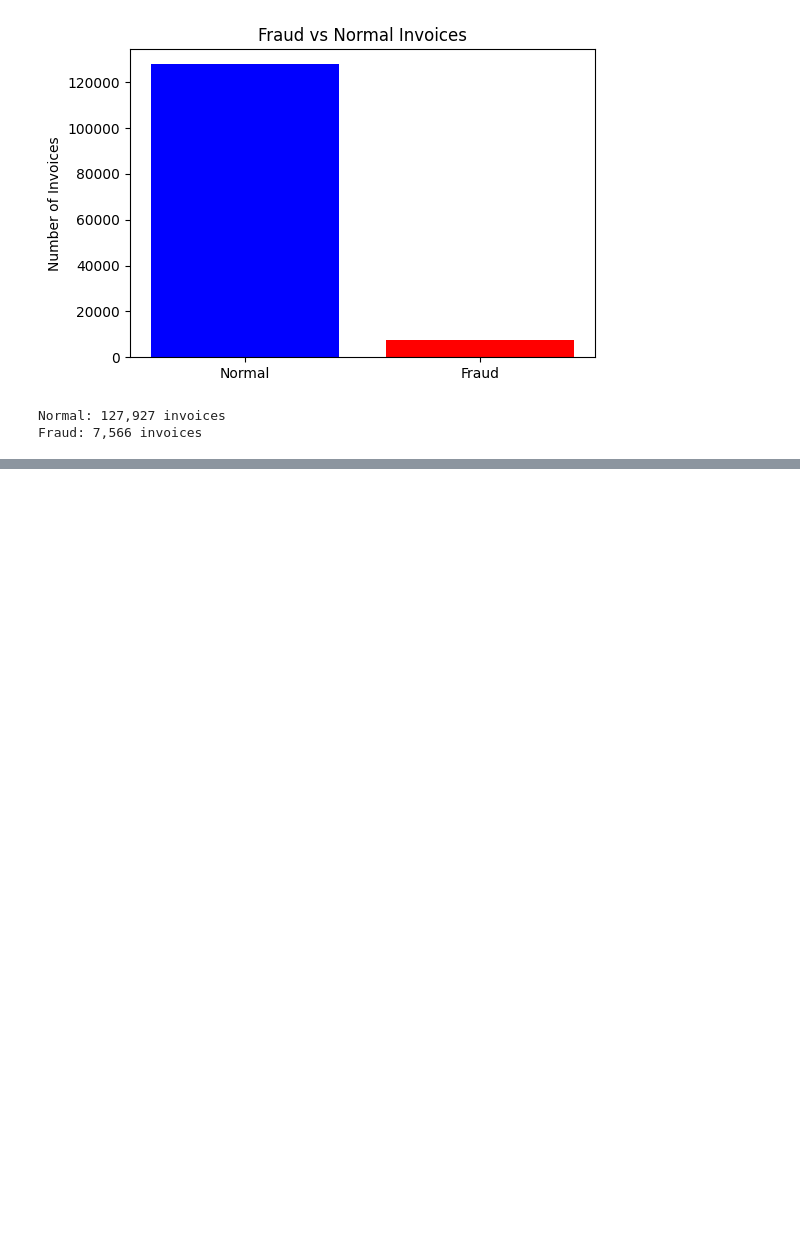
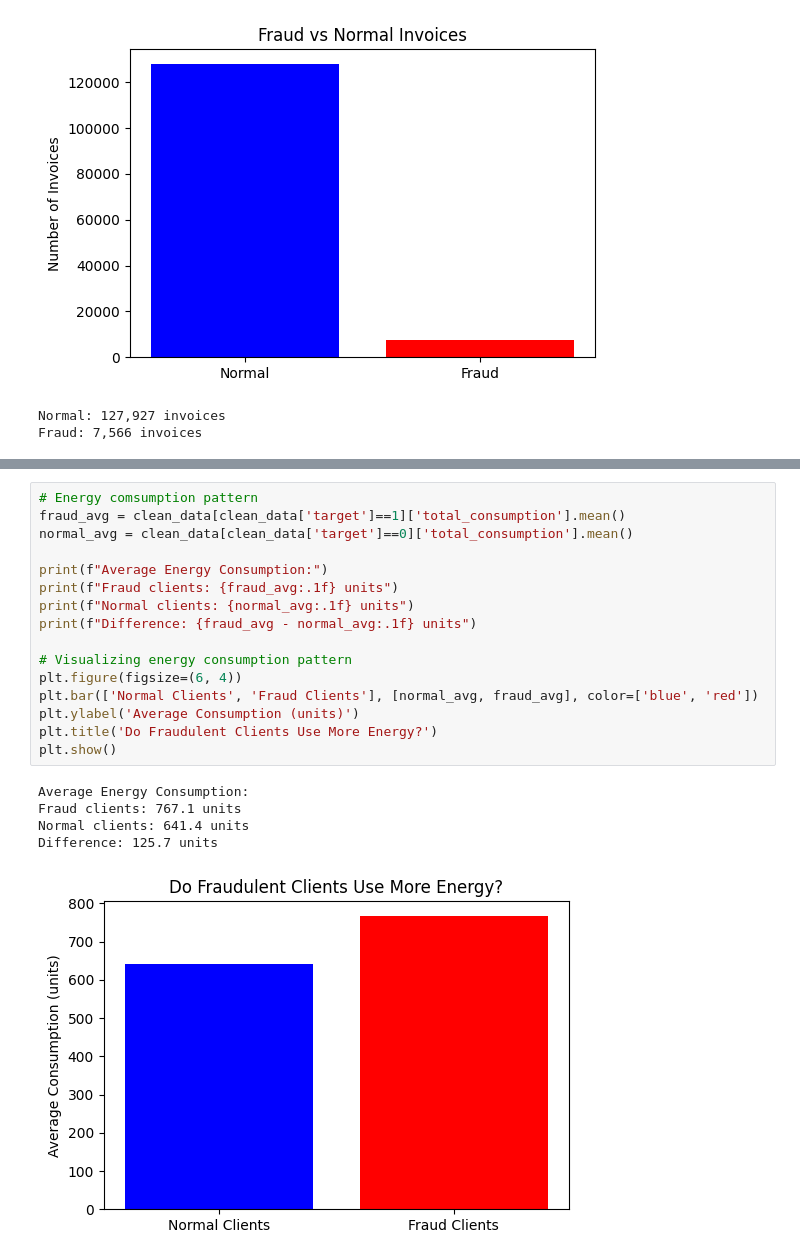
Before and after one commit to Rackkoun/ds-ml-project, a Jupyter notebook: notebooks/fraud_ml_aloknath.ipynb, the cells around one changed output, grey strips where cells are left out. Saved outputs shown, nothing was run; the diff lists cells and outputs as text; blank space fills up the shorter version.

```diff
--- a/notebooks/fraud_ml_aloknath.ipynb
+++ b/notebooks/fraud_ml_aloknath.ipynb
@@ -385,0 +449,22 @@ Fraud: 7,566 invoices
+# %%
+# Energy comsumption pattern
+fraud_avg = clean_data[clean_data['target']==1]['total_consumption'].mean()
+normal_avg = clean_data[clean_data['target']==0]['total_consumption'].mean()
+
+print(f"Average Energy Consumption:")
+print(f"Fraud clients: {fraud_avg:.1f} units")
+print(f"Normal clients: {normal_avg:.1f} units")
+print(f"Difference: {fraud_avg - normal_avg:.1f} units")
+
+# Visualizing energy consumption pattern
+plt.figure(figsize=(6, 4))
+plt.bar(['Normal Clients', 'Fraud Clients'], [normal_avg, fraud_avg], color=['blue', 'red'])
+plt.ylabel('Average Consumption (units)')
+plt.title('Do Fraudulent Clients Use More Energy?')
+plt.show()
+# %% [output]
+Average Energy Consumption:
+Fraud clients: 767.1 units
+Normal clients: 641.4 units
+Difference: 125.7 units
+[figure, added]
```
Also changed, not shown: parts of 34 cells of this notebook.
